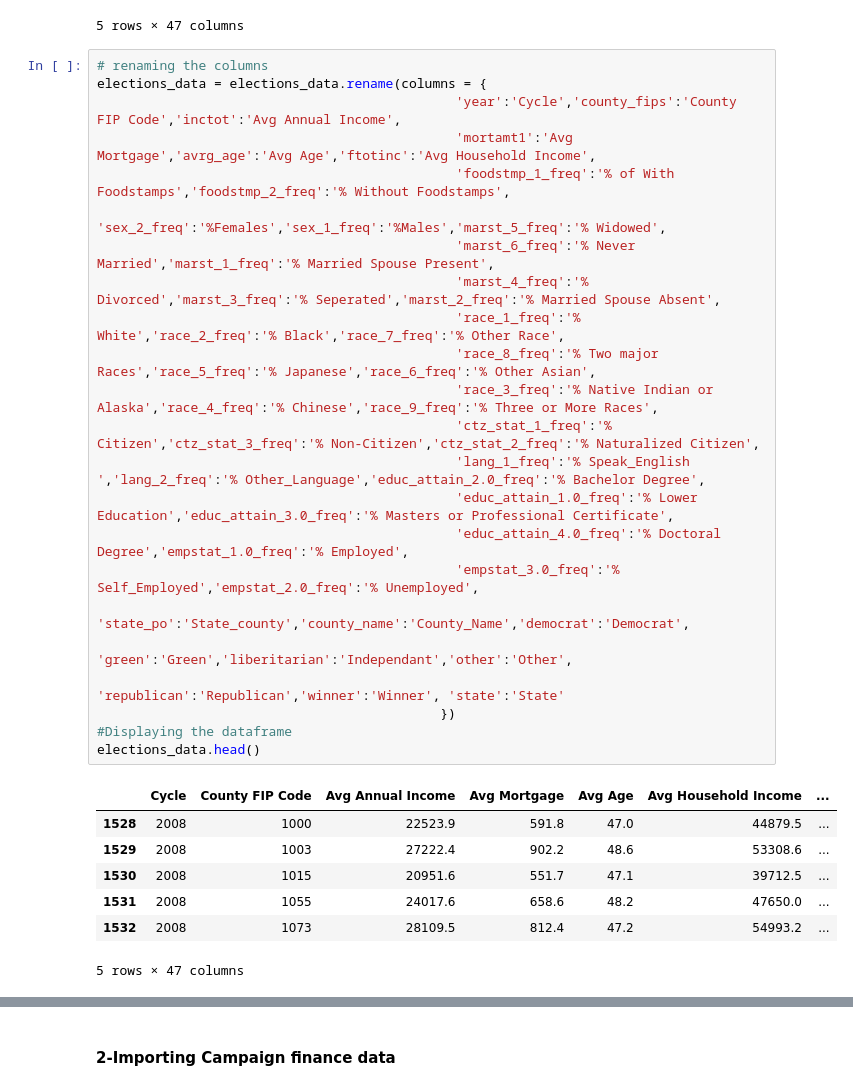
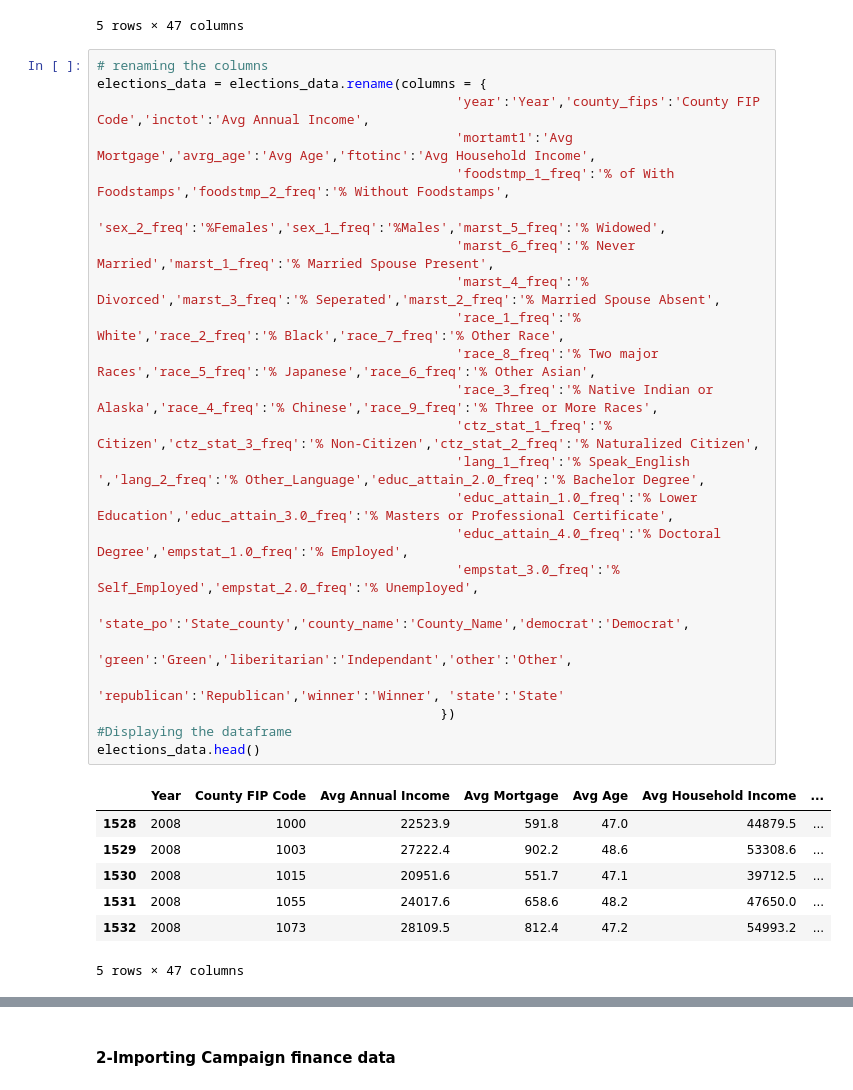
Before and after one commit to okalis05/Project4, a Jupyter notebook: Project4.ipynb, the cells around one changed output, grey strips where cells are left out. Saved outputs shown, nothing was run; the diff lists cells and outputs as text.

```diff
--- a/Project4.ipynb
+++ b/Project4.ipynb
@@ -86,28 +107,28 @@ elections_data.head()
 # %%
 # renaming the columns
 elections_data = elections_data.rename(columns = {
-                                              'year':'Cycle','county_fips':'County FIP Code','inctot':'Avg Annual Income',
+                                              'year':'Year','county_fips':'County FIP Code','inctot':'Avg Annual Income',
                                               'mortamt1':'Avg Mortgage','avrg_age':'Avg Age','ftotinc':'Avg Household Income',
                                               'foodstmp_1_freq':'% of With Foodstamps','foodstmp_2_freq':'% Without Foodstamps',
                                               'sex_2_freq':'%Females','sex_1_freq':'%Males','marst_5_freq':'% Widowed',
                                               'marst_6_freq':'% Never Married','marst_1_freq':'% Married Spouse Present',
                                               'marst_4_freq':'% Divorced','marst_3_freq':'% Seperated','marst_2_freq':'% Married Spouse Absent',
                                               'race_1_freq':'% White','race_2_freq':'% Black','race_7_freq':'% Other Race',
                                               'race_8_freq':'% Two major Races','race_5_freq':'% Japanese','race_6_freq':'% Other Asian',
                                               'race_3_freq':'% Native Indian or Alaska','race_4_freq':'% Chinese','race_9_freq':'% Three or More Races',
                                               'ctz_stat_1_freq':'% Citizen','ctz_stat_3_freq':'% Non-Citizen','ctz_stat_2_freq':'% Naturalized Citizen',
                                               'lang_1_freq':'% Speak_English ','lang_2_freq':'% Other_Language','educ_attain_2.0_freq':'% Bachelor Degree',
                                               'educ_attain_1.0_freq':'% Lower Education','educ_attain_3.0_freq':'% Masters or Professional Certificate',
                                               'educ_attain_4.0_freq':'% Doctoral Degree','empstat_1.0_freq':'% Employed',
                                               'empstat_3.0_freq':'% Self_Employed','empstat_2.0_freq':'% Unemployed',
                                               'state_po':'State_county','county_name':'County_Name','democrat':'Democrat',
                                               'green':'Green','liberitarian':'Independant','other':'Other',
                                               'republican':'Republican','winner':'Winner', 'state':'State'
                                             })
 #Displaying the dataframe
 elections_data.head()
 # %% [output]
-|  | Cycle | County FIP Code | Avg Annual Income | Avg Mortgage | Avg Age | Avg Household Income | ... |
+|  | Year | County FIP Code | Avg Annual Income | Avg Mortgage | Avg Age | Avg Household Income | ... |
 | 1528 | 2008 | 1000 | 22523.9 | 591.8 | 47.0 | 44879.5 | ... |
 | 1529 | 2008 | 1003 | 27222.4 | 902.2 | 48.6 | 53308.6 | ... |
 | 1530 | 2008 | 1015 | 20951.6 | 551.7 | 47.1 | 39712.5 | ... |
```
Also changed, not shown: parts of 80 cells of this notebook, 21 other files.
